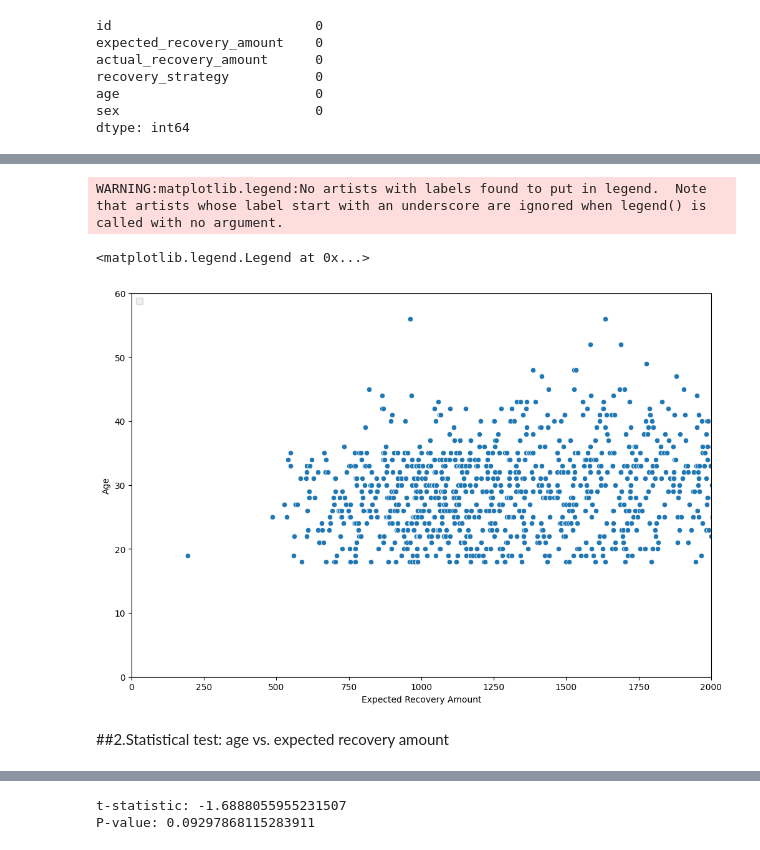
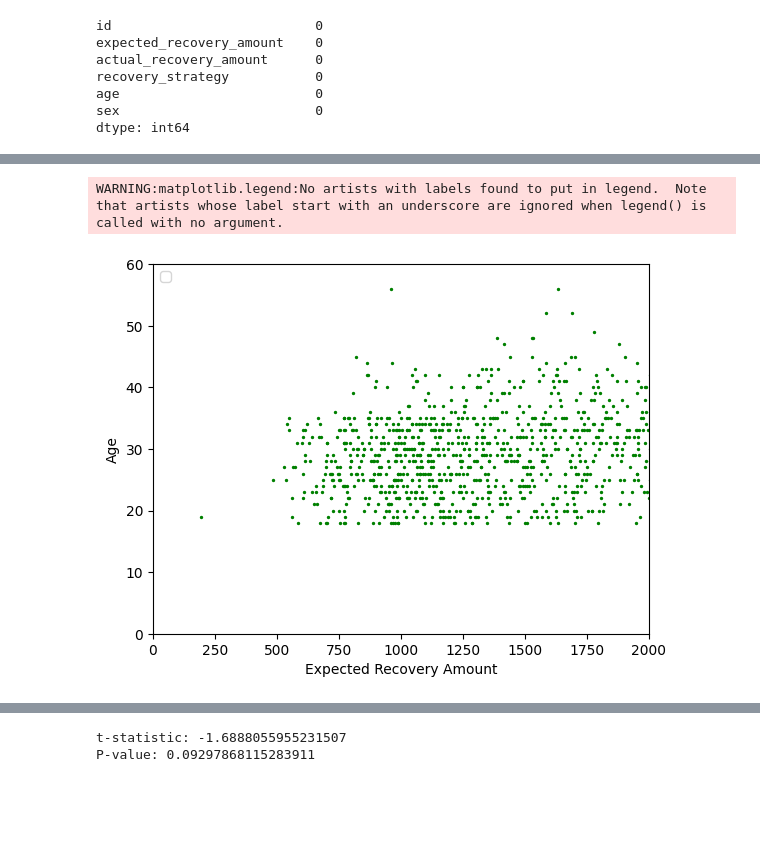
Before and after one commit to Technocolabs100/Analysis-of-Bank-Debit-Collection-and-Recovery-Strategies, a Jupyter notebook: Which_Debts_Are_Worth_the_Bank's_Effort?.ipynb, the cells around one changed output, grey strips where cells are left out. Cells and saved outputs as stored; diff of their text form; code cells hidden in the pictures; blank space fills up the shorter version.

```diff
--- a/Which_Debts_Are_Worth_the_Bank's_Effort?.ipynb
+++ b/Which_Debts_Are_Worth_the_Bank's_Effort?.ipynb
@@ -85,18 +107,16 @@ import matplotlib.pyplot as plt
 import seaborn as sns
 from scipy import stats
 # %%
-fig, ax = plt.subplots(figsize=(12,8))
-sns.set_style("darkgrid")
 # Scatter plot of Age vs. Expected Recovery Amount
-sns.scatterplot(x=df['expected_recovery_amount'], y=df['age'])
+from matplotlib import pyplot as plt
+%matplotlib inline
+plt.scatter(x=df['expected_recovery_amount'], y=df['age'], c="g", s=2)
 plt.xlim(0, 2000)
 plt.ylim(0, 60)
-plt.xlabel("Expected Recovery Amount")
-plt.ylabel("Age")
+plt.xlabel('Expected Recovery Amount')
+plt.ylabel('Age')
 plt.legend(loc=2)
+plt.show()
 # %% [output]
 WARNING:matplotlib.legend:No artists with labels found to put in legend.  Note that artists whose label start with an underscore are ignored when legend() is called with no argument.
-<matplotlib.legend.Legend at 0x...>
-[figure, old version]
+[figure, new version]
-# %% [markdown]
-##2.Statistical test: age vs. expected recovery amount
```
Also changed, not shown: parts of 20 cells of this notebook.
